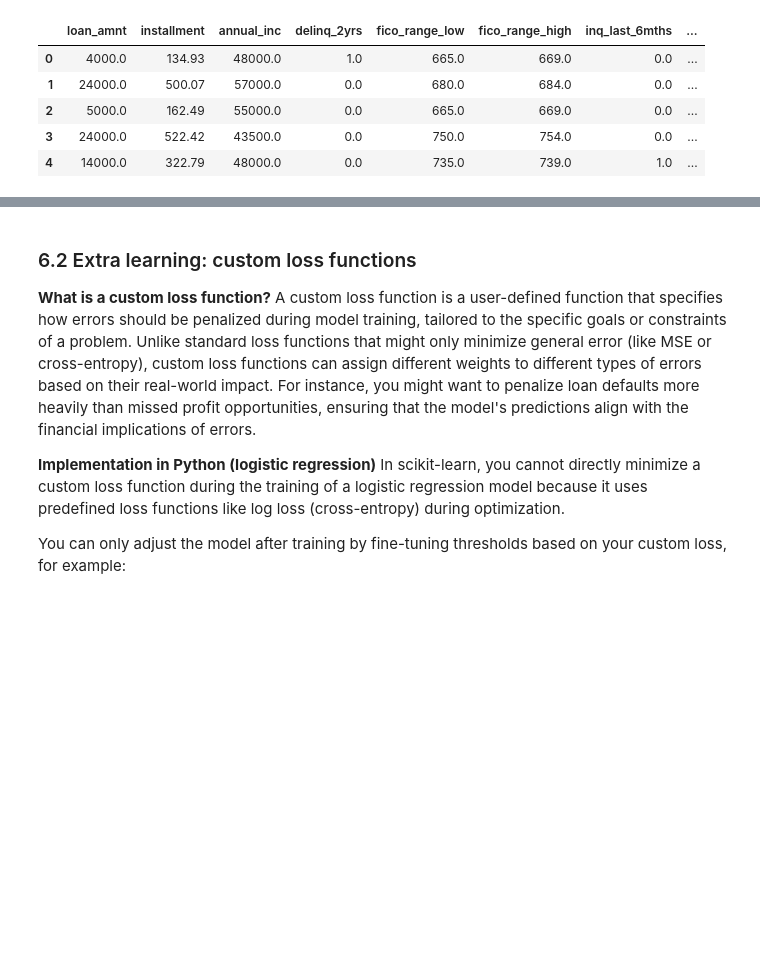
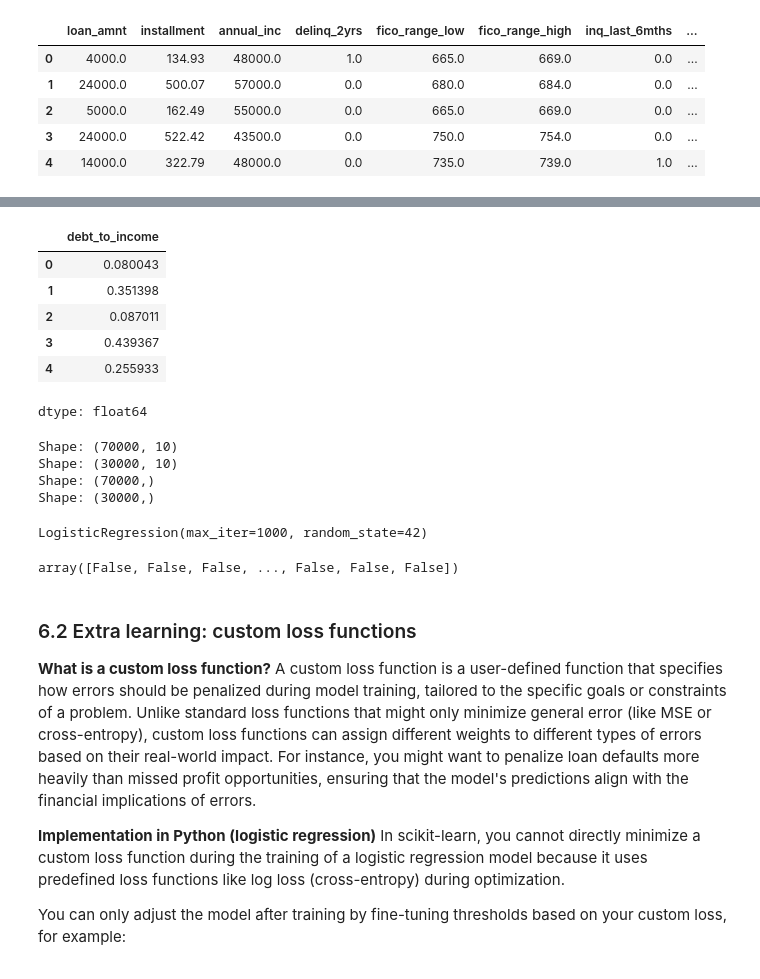
Before and after one commit to svetlanama/Data-Science-in-Finance-, a Jupyter notebook: DSIF5_0_AI_&_ML_in_Finance.ipynb, the cells around one changed output, grey strips where cells are left out. Drawn from its saved outputs; the diff is of its cells as text; code cells hidden in the pictures; blank space fills up the shorter version.

Commit message:
Train model

```diff
--- a/DSIF5_0_AI_&_ML_in_Finance.ipynb
+++ b/DSIF5_0_AI_&_ML_in_Finance.ipynb
@@ -583,3 +578,7 @@ Drive already mounted at /content/drive; to attempt to forcibly remount, call dr
 | 2 | 5000.0 | 162.49 | 55000.0 | 0.0 | 665.0 | 669.0 | 0.0 | ... |
 | 3 | 24000.0 | 522.42 | 43500.0 | 0.0 | 750.0 | 754.0 | 0.0 | ... |
 | 4 | 14000.0 | 322.79 | 48000.0 | 0.0 | 735.0 | 739.0 | 1.0 | ... |
+# %%
+df = pd.read_csv(f"drive/MyDrive/AI/PUBLIC_CSV/df_out_dsif6.csv")
+
+df.head()
@@ -585,0 +592,15 @@ Drive already mounted at /content/drive; to attempt to forcibly remount, call dr
+# %%
+# performing feature engineering (feel free to use features engineered previously)
+# Creating a new feature: debt-to-income ratio
+df['debt_to_income'] = df['loan_amnt'] / df['annual_inc']
+df['debt_to_income'] = np.where(df['debt_to_income'] > 10, 10, df['debt_to_income'])  # Cap at 10
+df['debt_to_income'] = np.log1p(df['debt_to_income'])  # Apply log transform
+df['debt_to_income'].iloc[:5]
+# %% [output]
+|  | debt_to_income |
+| 0 | 0.080043 |
+| 1 | 0.351398 |
+| 2 | 0.087011 |
+| 3 | 0.439367 |
+| 4 | 0.255933 |
+dtype: float64
@@ -586,3 +640,31 @@ Drive already mounted at /content/drive; to attempt to forcibly remount, call dr
+# %%
+
+from sklearn.model_selection import train_test_split
+
+# Split the data into training and testing sets (returns pandas dfs) - test_size=0.2 will increas
+X_train, X_test, y_train, y_test = train_test_split(X, y, test_size=0.3, random_state=42)
+
+for dframe in [X_train, X_test, y_train, y_test]:
+    print(f"Shape: {dframe.shape}")
+# %% [output]
+Shape: (70000, 10)
+Shape: (30000, 10)
+Shape: (70000,)
+Shape: (30000,)
+# %%
+from sklearn.linear_model import LogisticRegression
+# Train model
+
+model = LogisticRegression(max_iter=1000, random_state=42) # full list of scikit learn models here: https://scikit-learn.org/stable/supervised_learning.html #TODO: try to select other model
+model.fit(X_train, y_train)
+# %% [output]
+LogisticRegression(max_iter=1000, random_state=42)
+# %%
+# Predict on the test set
+predictions = model.predict(X_test)
+predictions
+# %% [output]
+array([False, False, False, ..., False, False, False])
 # %% [markdown]
 ### 6.2 Extra learning: custom loss functions
 **What is a custom loss function?**
```
Also changed, not shown: parts of 4 cells of this notebook.
